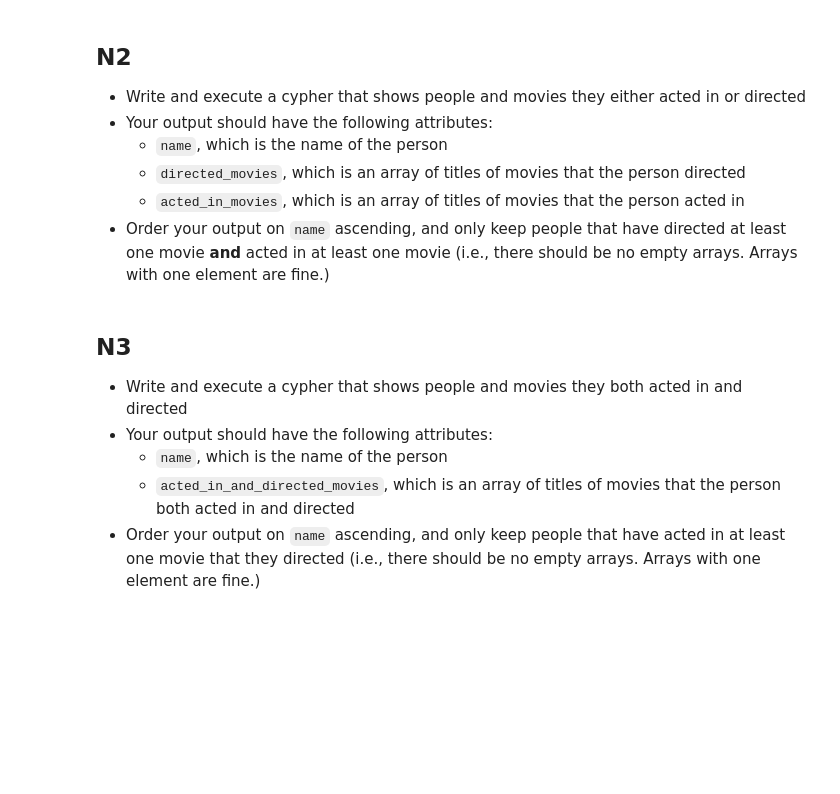
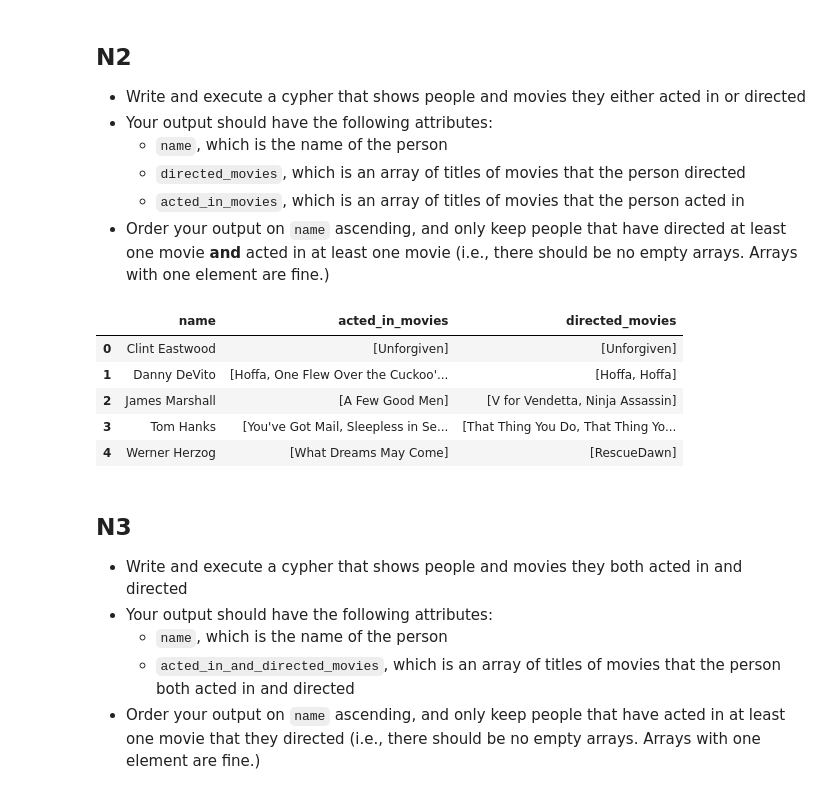
Before and after one commit to zhiyuan0828/W4111-Intro-to-Databases-Spring-2024, a Jupyter notebook: Homework/HW4/S24-W4111-HW4.ipynb, the cells around one changed output. Drawn from its saved outputs; the diff is of its cells as text; code cells hidden in the pictures; blank space fills up the shorter version.

```diff
--- a/Homework/HW4/S24-W4111-HW4.ipynb
+++ b/Homework/HW4/S24-W4111-HW4.ipynb
@@ -494,10 +508,21 @@ pandas.DataFrame([dict(r) for r in res.records])
 - Order your output on `name` ascending, and only keep people that have directed at least one movie **and** acted in at least one movie (i.e., there should be no empty arrays. Arrays with one element are fine.)
 # %%
 res = graph.execute_query("""
-    TODO: Put your query here
+    match (p: Person)-[:ACTED_IN]-(m1: Movie), (p: Person)-[:DIRECTED]->(m2: Movie)
+    with p.name as name, collect(DISTINCT m1.title) as acted_in_movies, collect(m2.title) as directed_movies
+    where size(acted_in_movies) > 0 and size(directed_movies) > 0
+    return name, acted_in_movies, directed_movies
+    order by name asc
 """)
 
 pandas.DataFrame([dict(r) for r in res.records])
+# %% [output]
+|  | name | acted_in_movies | directed_movies |
+| 0 | Clint Eastwood | [Unforgiven] | [Unforgiven] |
+| 1 | Danny DeVito | [Hoffa, One Flew Over the Cuckoo'... | [Hoffa, Hoffa] |
+| 2 | James Marshall | [A Few Good Men] | [V for Vendetta, Ninja Assassin] |
+| 3 | Tom Hanks | [You've Got Mail, Sleepless in Se... | [That Thing You Do, That Thing Yo... |
+| 4 | Werner Herzog | [What Dreams May Come] | [RescueDawn] |
 # %% [markdown]
 ## N3
 
```
Also changed, not shown: parts of 23 cells of this notebook, 2 other files.
